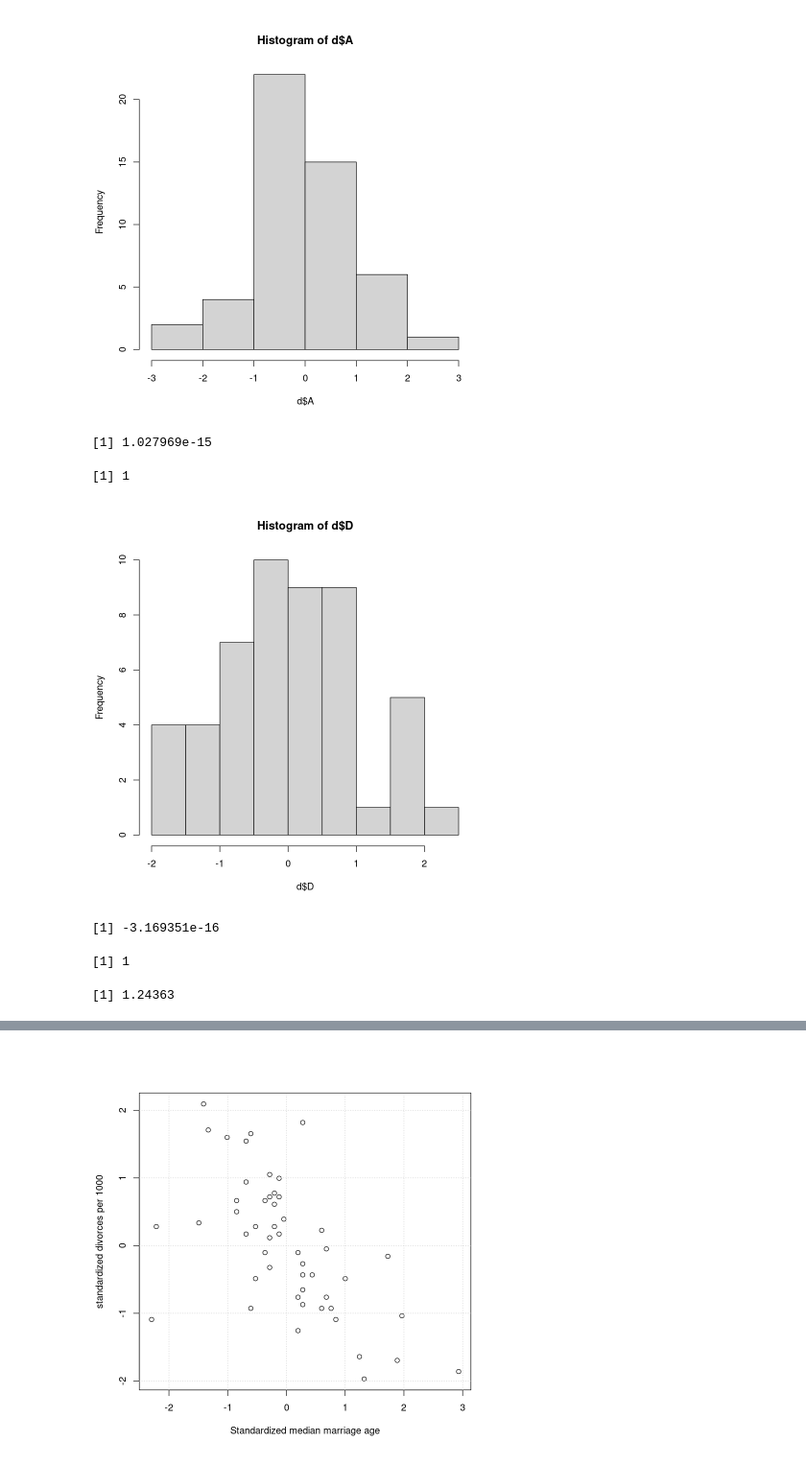
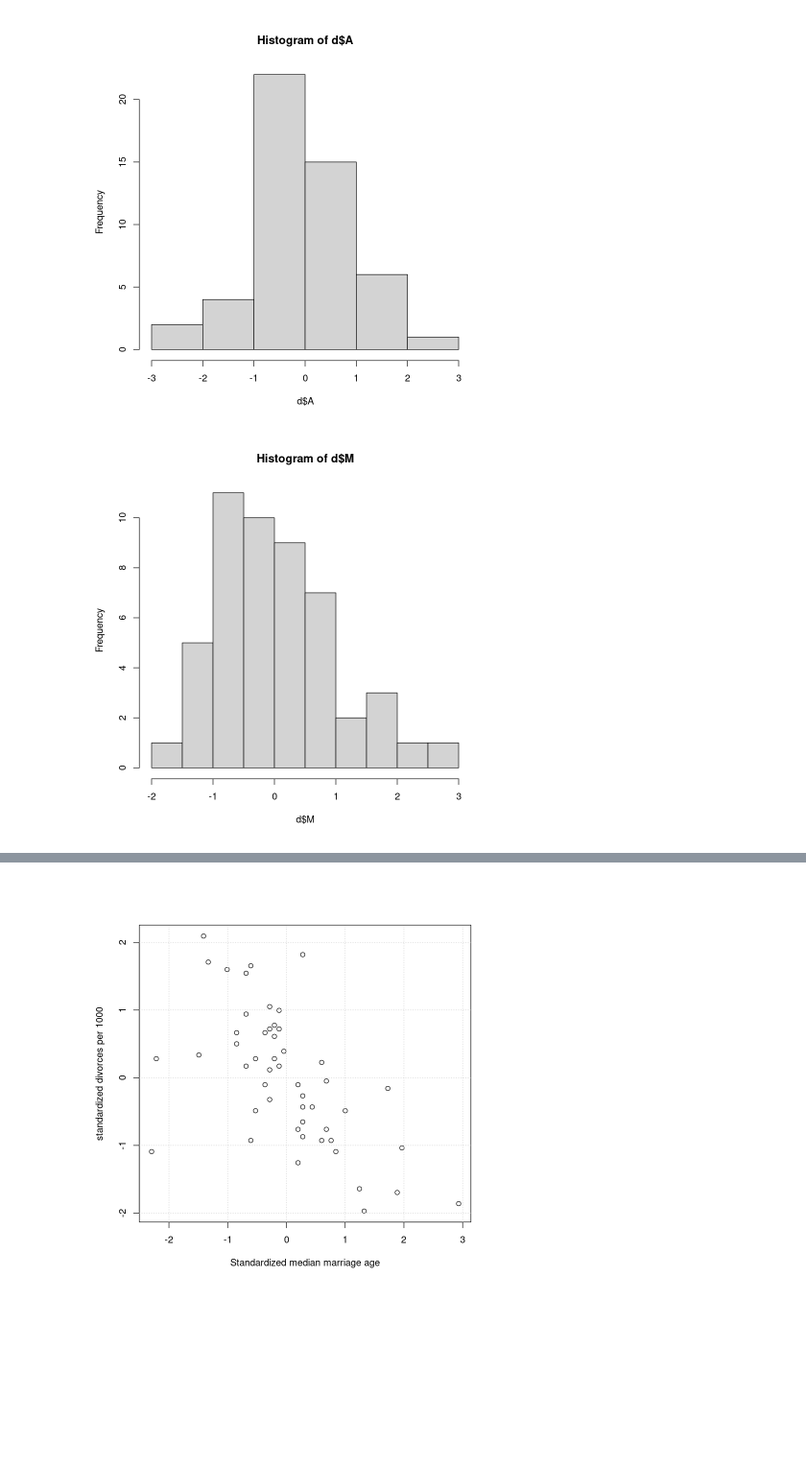
Before and after one commit to DMacGillivray/statistical-rethinking, a Jupyter notebook: r-notebooks/chapter-5.ipynb, the cells around one changed output, grey strips where cells are left out. Shown at 96% size. Cells and saved outputs as stored; diff of their text form; code cells hidden in the pictures; blank space fills up the shorter version.

```diff
--- a/r-notebooks/chapter-5.ipynb
+++ b/r-notebooks/chapter-5.ipynb
@@ -79,3 +89,4 @@ hist(d$MedianAgeMarriage)
 # %%
+d$D <- scale(d$Divorce)
 d$A <- scale(d$MedianAgeMarriage)
-d$D <- scale(d$Divorce)
+d$M <- scale(d$Marriage)
@@ -83,25 +98,7 @@ d$D <- scale(d$Divorce)
 hist(d$A)
 # %% [output]
 [figure]
-# %%
-# Age
-mean(d$A)
-sd(d$A)
-# %% [output]
-[1] 1.027969e-15
-[1] 1
 # %%
-hist(d$D)
+hist(d$M)
 # %% [output]
-[figure, old version]
+[figure, new version]
-# %%
-# Divorce rate
-mean(d$D)
-sd(d$D)
-# %% [output]
-[1] -3.169351e-16
-[1] 1
-# %%
-sd(d$MedianAgeMarriage)
-# %% [output]
-[1] 1.24363
```
Also changed, not shown: parts of 39 cells of this notebook, 3 other files.
